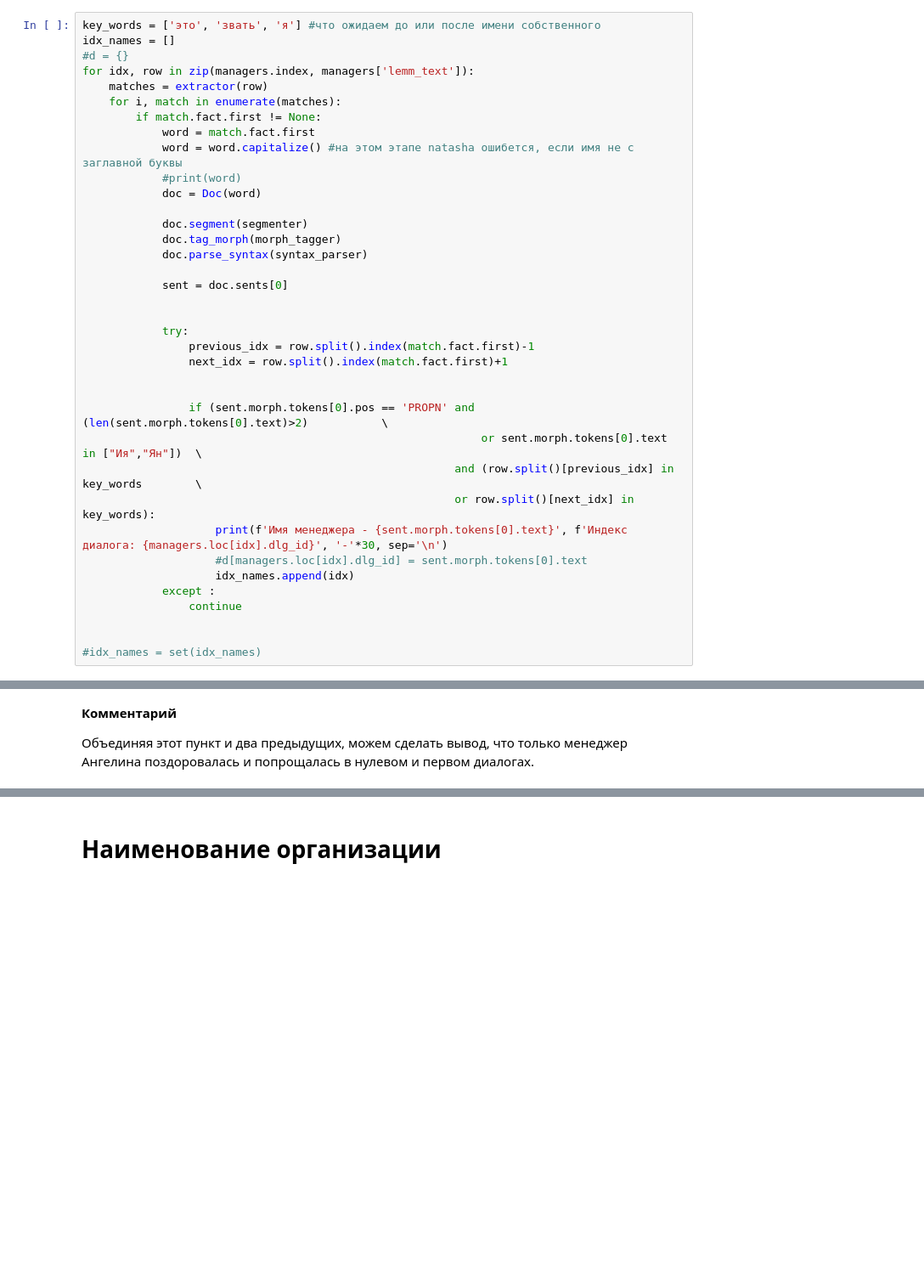
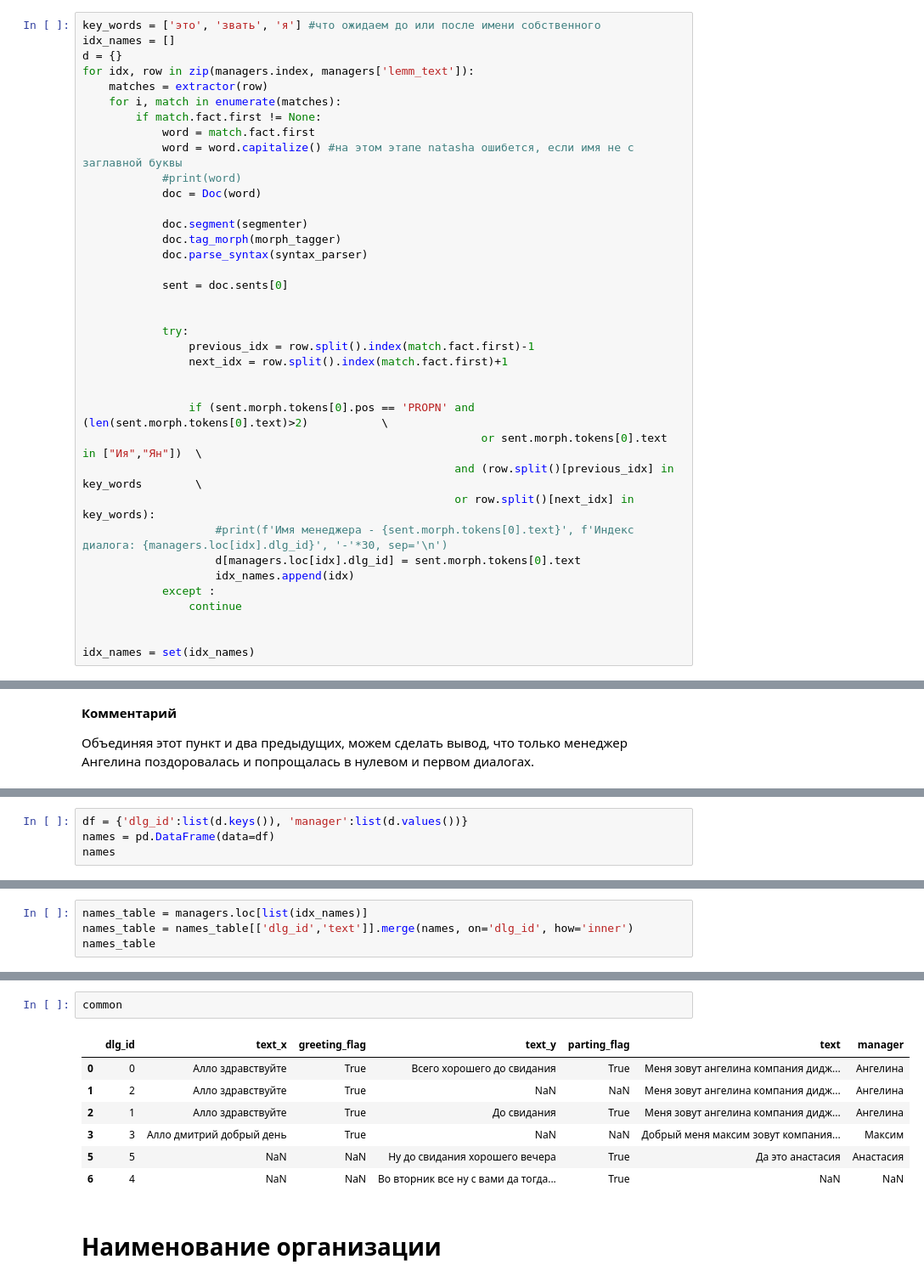
Before and after one commit to StacyNeutriNO/bewise_ai_test, a Jupyter notebook: bewise_final.ipynb, the cells around one changed output, grey strips where cells are left out. Shown at 85% size. Cells and saved outputs as stored; diff of their text form; blank space fills up the shorter version.

```diff
--- a/bewise_final.ipynb
+++ b/bewise_final.ipynb
@@ -310,7 +327,7 @@ extractor = NamesExtractor(morph_vocab)
 # %%
 key_words = ['это', 'звать', 'я'] #что ожидаем до или после имени собственного
 idx_names = []
-#d = {}
+d = {}
 for idx, row in zip(managers.index, managers['lemm_text']):
     matches = extractor(row)
     for i, match in enumerate(matches):
@@ -336,11 +353,11 @@ for idx, row in zip(managers.index, managers['lemm_text']):
                                                             or sent.morph.tokens[0].text in ["Ия","Ян"])  \
                                                         and (row.split()[previous_idx] in key_words        \
                                                         or row.split()[next_idx] in key_words):
-                    print(f'Имя менеджера - {sent.morph.tokens[0].text}', f'Индекс диалога: {managers.loc[idx].dlg_id}', '-'*30, sep='\n')
-                    #d[managers.loc[idx].dlg_id] = sent.morph.tokens[0].text
+                    #print(f'Имя менеджера - {sent.morph.tokens[0].text}', f'Индекс диалога: {managers.loc[idx].dlg_id}', '-'*30, sep='\n')
+                    d[managers.loc[idx].dlg_id] = sent.morph.tokens[0].text
                     idx_names.append(idx)
             except :
                 continue
 
 
-#idx_names = set(idx_names)
+idx_names = set(idx_names)
@@ -375,0 +368,4 @@ managers.loc[list(idx_names)]
+# %%
+df = {'dlg_id':list(d.keys()), 'manager':list(d.values())}
+names = pd.DataFrame(data=df)
+names
@@ -375,0 +379,4 @@ managers.loc[list(idx_names)]
+# %%
+names_table = managers.loc[list(idx_names)]
+names_table = names_table[['dlg_id','text']].merge(names, on='dlg_id', how='inner')
+names_table
@@ -376,3 +393,13 @@ managers.loc[list(idx_names)]
+# %%
+common
+# %% [output]
+|  | dlg_id | text_x | greeting_flag | text_y | parting_flag | text | manager |
+| 0 | 0 | Алло здравствуйте | True | Всего хорошего до свидания | True | Меня зовут ангелина компания дидж... | Ангелина |
+| 1 | 2 | Алло здравствуйте | True | NaN | NaN | Меня зовут ангелина компания дидж... | Ангелина |
+| 2 | 1 | Алло здравствуйте | True | До свидания | True | Меня зовут ангелина компания дидж... | Ангелина |
+| 3 | 3 | Алло дмитрий добрый день | True | NaN | NaN | Добрый меня максим зовут компания... | Максим |
+| 5 | 5 | NaN | NaN | Ну до свидания хорошего вечера | True | Да это анастасия | Анастасия |
+| 6 | 4 | NaN | NaN | Во вторник все ну с вами да тогда... | True | NaN | NaN |
 # %% [markdown]
 # Наименование организации
 # %%
```
Also changed, not shown: parts of 19 cells of this notebook.
